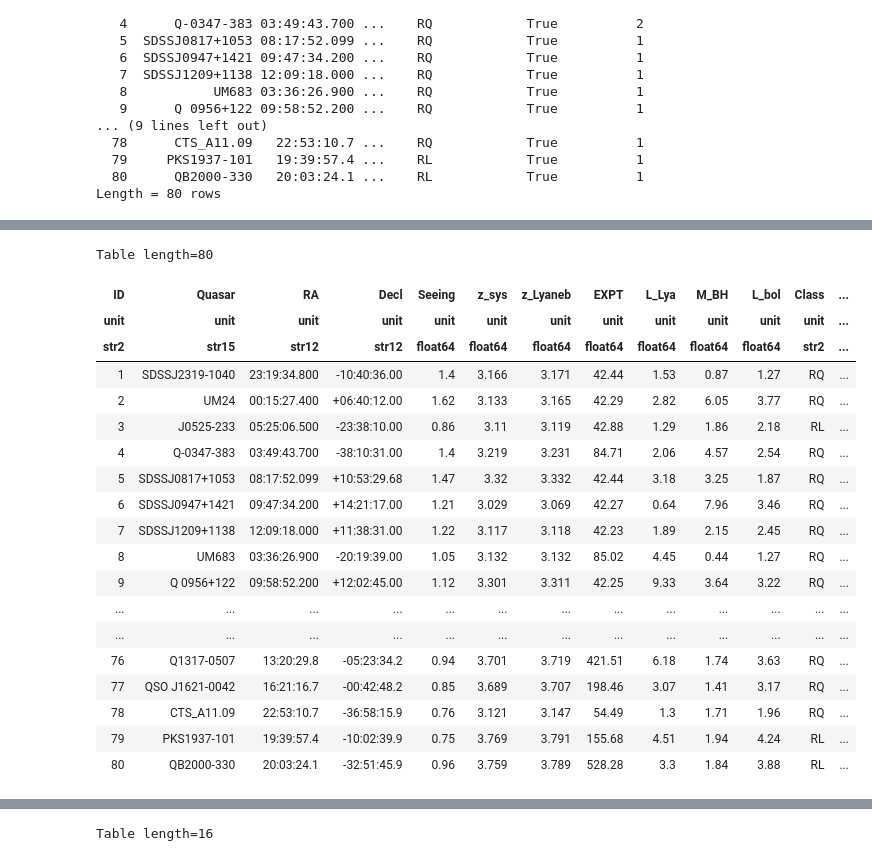
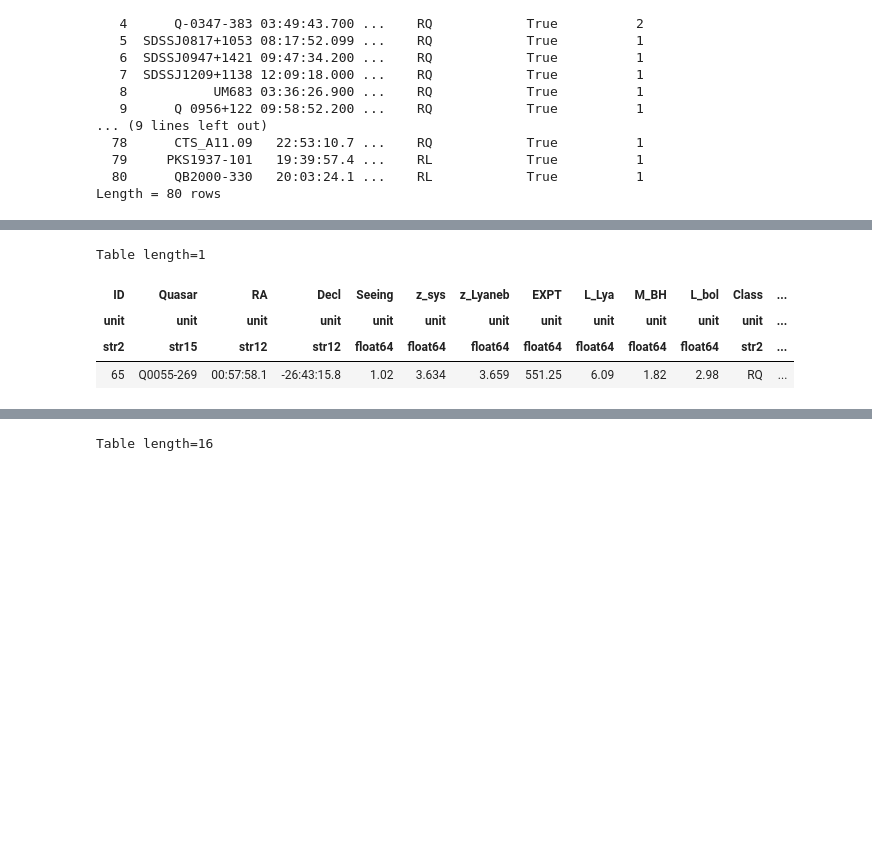
Before and after one commit to yuanzeding/KBSS_DataAnalysis, a Jupyter notebook: correlation.ipynb, the cells around one changed output, grey strips where cells are left out. Saved outputs shown, nothing was run; the diff lists cells and outputs as text; code cells hidden in the pictures; blank space fills up the shorter version.

```diff
--- a/correlation.ipynb
+++ b/correlation.ipynb
@@ -2454,7 +2487,7 @@ plt.style.use(["science",'no-latex'])
 plt.rcParams.update({
     "font.family": "dejavu sans",   # specify font family here
     "font.serif": ["Times"],  # specify font here
-    "font.size":8,
+    "font.size":10,
 "legend.fancybox":True})
 #Pub_filt=["sdss.up","sdss.gp","sdss.rp","sdss.ip","sdss.zp","WISE1","WISE2","WISE3","WISE4","2mass.J","2mass.H","2mass.Ks"]
 colorlst=["#CC6677","#88CCEE","#6699CC"]
@@ -2464,6 +2497,7 @@ fx=[]
 fyerr=[]
 #axs.errorbar(merged_set["MRs"],merged_set["Lyatot"]*0.1,xerr=merged_set["MRserr"],ms=1,lw=0.5,yerr=merged_set["Lyatoterr"]*0.1,fmt="^",label="KBSS-KCWI SFG")
 exclude=["Q1623-KP78","Q1623-KP76"]
+#exclude=[]
 fyall=[]
 fxall=[]
 fyerrall=[]
@@ -2474,16 +2508,16 @@ metrics=line_total_flux
 #metrics1=mstar_1
 ms=5
 photpath="/disk/bifrost/yuanze/KBSS/sedfit_master"
-tfs=4
+tfs=5
 band="i"
-qsos_bright = ascii.read(KBSSpath+"/KCWI/qsos_bright_updated_full.list",format="ipac")
-for ind,id in enumerate(line_total_flux.keys()):
+qsos_bright = ascii.read(KBSSpath+"/KCWI/qsos_bright_updated.list",format="ipac")
+for ind,id in enumerate(qsos_bright["Name"]):
     #sourcename=re.findall(r"-(.*)",id)[0]
     sourcename=id
     if sourcename in S_MAXSB.keys():
         sentry=qsos_bright[qsos_bright["Name"]==sourcename]
-        if sentry["contam"].value[0]=="True":
-            continue
+        #if sentry["contam"].value[0]=="True":
+        #    continue
         fieldnow = sentry["Field"][0]
        # if fieldnow=="Q1442" or fieldnow=="Q1009":
       #      continue
@@ -2520,10 +2554,10 @@ for ind,id in enumerate(line_total_flux.keys()):
             fyerrall.append(yerr)
 
         axs.errorbar(x,y,xerr=xerr,yerr=yerr,fmt="o",mfc="None",ms=ms,color=colorlst[0])
-        if sourcename=="Q1217+490":
+        if sourcename in ["Q1217+490","HS1700+64"]:
             axs.text(x,y*1.1,sourcename,fontsize=tfs,horizontalalignment='right')#transform=axs.transAxes,verticalalignment='top',horizontalalignment='right',fontsize=7)
         else:
-            axs.text(x,y,sourcename,fontsize=tfs,horizontalalignment='center',verticalalignment='top')#transform=axs.transAxes,verticalalignment='top',horizontalalignment='right',fontsize=7)
+            axs.text(x,y*0.9,sourcename,fontsize=tfs,horizontalalignment='center',verticalalignment='top')#transform=axs.transAxes,verticalalignment='top',horizontalalignment='right',fontsize=7)
 
 from matplotlib.lines import Line2D
 #proxy_line1 = plt.plot([], [], marker="o",lw=0, mfc="None",ms=ms,color=colorlst[0], label="Type-1 AGN")
@@ -2543,7 +2577,7 @@ res=scipy.stats.linregress(fx,np.log10(fy))
 
 axs.plot(fx,10**(res.intercept+res.slope*np.array(fx)),"m",label="HLQSOs")
 
-axs.plot(fxall,10**(resall.intercept+resall.slope*np.array(fxall)),color=colorlst[2],label="All")
+#axs.plot(fxall,10**(resall.intercept+resall.slope*np.array(fxall)),color=colorlst[2],label="All")
 
 #axs.set_yscale("log")
 axs.legend(loc="best")
@@ -2560,5 +2594,5 @@ print(scipy.stats.pearsonr(fxall,np.log10(fyall)))
 print(resall.slope/-2.5,r"+-",resall.stderr/2.5)
 
 #axs.set_xscale("symlog")
-#fig.savefig(KBSSpath+"/fig/Lya_Mi_HLQSOs.pdf")
+fig.savefig(KBSSpath+"/fig/Lya_Mi_HLQSOs.pdf")
 # %% [output]
@@ -3105,6 +3184,8 @@ withabs_Name=["CTS_A31.05","CTS-C22.31","FBQS J2334-0908","Q-0042-269","Q-0057-3
              ,"Q0042-2627","SDSSJ0905+0410","SDSSJ1032+1206","SDSSJ1243+0720","SDSSJ1337+0218"\
              ,"SDSSJ1427-0029","SDSSJ1429-0145","SDSSJ1550+0537","SDSSJ1557+1540"\
              ,"SDSSJ2100-0641"]
+SCcube_Name=["QSO J1621-0042","QB2000-330","Q0055-269","Q1317-0507"]
+SCcube = []
 for obj in MUSEQSO_updated['Quasar']:
     if obj in QSOMUSEUM['Name'].values:
         tab=QSOMUSEUM
@@ -3122,6 +3203,10 @@ for obj in MUSEQSO_updated['Quasar']:
         withabs.append(True)
     else:
         withabs.append(False)
+    if obj in SCcube_Name:
+        SCcube.append(True)
+    else:
+        SCcube.append(False)
     iAB.append(sentry["i_AB"].values[0])
     mu= 5.*np.log10(Planck18.luminosity_distance(sentry["z_sys"].values[0]).to(u.pc).value/10) #distance modulus
     Mi.append(iAB[-1]-mu)
@@ -3132,5 +3217,6 @@ MUSEQSO_updated.add_column(Column(name='M_i', data=Mi))
 MUSEQSO_updated.add_column(Column(name='M_i_z2', data=Mi2))
 MUSEQSO_updated.add_column(Column(name='cutout', data=cutout))
 MUSEQSO_updated.add_column(Column(name='withabs', data=withabs))
+MUSEQSO_updated.add_column(Column(name='SCcube', data=SCcube))
 print(MUSEQSO_updated)
 # %% [output]
@@ -3154,25 +3240,10 @@ Length = 80 rows
 # %%
 ascii.write(MUSEQSO_updated,KBSSpath+"/MUSEQSO/MUSEQSO_machine_readable_updated2_withMi2.list",format="ipac",overwrite=True)
 # %%
-MUSEQSO_updated
+MUSEQSO_updated[MUSEQSO_updated["Quasar"]=="Q0055-269"]
 # %% [output]
-Table length=80
+Table length=1
 | ID | Quasar | RA | Decl | Seeing | z_sys | z_Lyaneb | EXPT | L_Lya | M_BH | L_bol | Class | ... |
 | unit | unit | unit | unit | unit | unit | unit | unit | unit | unit | unit | unit | ... |
 | str2 | str15 | str12 | str12 | float64 | float64 | float64 | float64 | float64 | float64 | float64 | str2 | ... |
-| 1 | SDSSJ2319-1040 | 23:19:34.800 | -10:40:36.00 | 1.4 | 3.166 | 3.171 | 42.44 | 1.53 | 0.87 | 1.27 | RQ | ... |
-| 2 | UM24 | 00:15:27.400 | +06:40:12.00 | 1.62 | 3.133 | 3.165 | 42.29 | 2.82 | 6.05 | 3.77 | RQ | ... |
-| 3 | J0525-233 | 05:25:06.500 | -23:38:10.00 | 0.86 | 3.11 | 3.119 | 42.88 | 1.29 | 1.86 | 2.18 | RL | ... |
-| 4 | Q-0347-383 | 03:49:43.700 | -38:10:31.00 | 1.4 | 3.219 | 3.231 | 84.71 | 2.06 | 4.57 | 2.54 | RQ | ... |
-| 5 | SDSSJ0817+1053 | 08:17:52.099 | +10:53:29.68 | 1.47 | 3.32 | 3.332 | 42.44 | 3.18 | 3.25 | 1.87 | RQ | ... |
-| 6 | SDSSJ0947+1421 | 09:47:34.200 | +14:21:17.00 | 1.21 | 3.029 | 3.069 | 42.27 | 0.64 | 7.96 | 3.46 | RQ | ... |
-| 7 | SDSSJ1209+1138 | 12:09:18.000 | +11:38:31.00 | 1.22 | 3.117 | 3.118 | 42.23 | 1.89 | 2.15 | 2.45 | RQ | ... |
-| 8 | UM683 | 03:36:26.900 | -20:19:39.00 | 1.05 | 3.132 | 3.132 | 85.02 | 4.45 | 0.44 | 1.27 | RQ | ... |
-| 9 | Q 0956+122 | 09:58:52.200 | +12:02:45.00 | 1.12 | 3.301 | 3.311 | 42.25 | 9.33 | 3.64 | 3.22 | RQ | ... |
-| ... | ... | ... | ... | ... | ... | ... | ... | ... | ... | ... | ... | ... |
-| ... | ... | ... | ... | ... | ... | ... | ... | ... | ... | ... | ... | ... |
-| 76 | Q1317-0507 | 13:20:29.8 | -05:23:34.2 | 0.94 | 3.701 | 3.719 | 421.51 | 6.18 | 1.74 | 3.63 | RQ | ... |
-| 77 | QSO J1621-0042 | 16:21:16.7 | -00:42:48.2 | 0.85 | 3.689 | 3.707 | 198.46 | 3.07 | 1.41 | 3.17 | RQ | ... |
-| 78 | CTS_A11.09 | 22:53:10.7 | -36:58:15.9 | 0.76 | 3.121 | 3.147 | 54.49 | 1.3 | 1.71 | 1.96 | RQ | ... |
-| 79 | PKS1937-101 | 19:39:57.4 | -10:02:39.9 | 0.75 | 3.769 | 3.791 | 155.68 | 4.51 | 1.94 | 4.24 | RL | ... |
-| 80 | QB2000-330 | 20:03:24.1 | -32:51:45.9 | 0.96 | 3.759 | 3.789 | 528.28 | 3.3 | 1.84 | 3.88 | RL | ... |
+| 65 | Q0055-269 | 00:57:58.1 | -26:43:15.8 | 1.02 | 3.634 | 3.659 | 551.25 | 6.09 | 1.82 | 2.98 | RQ | ... |
```
Also changed, not shown: parts of 28 cells of this notebook, 27 other files.
